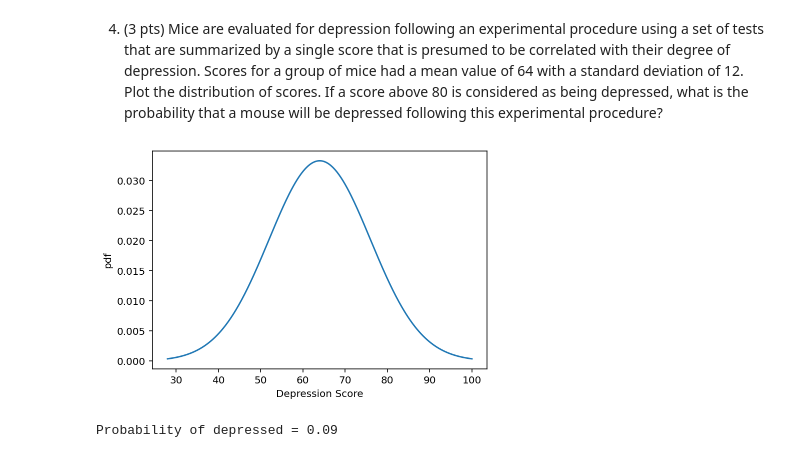
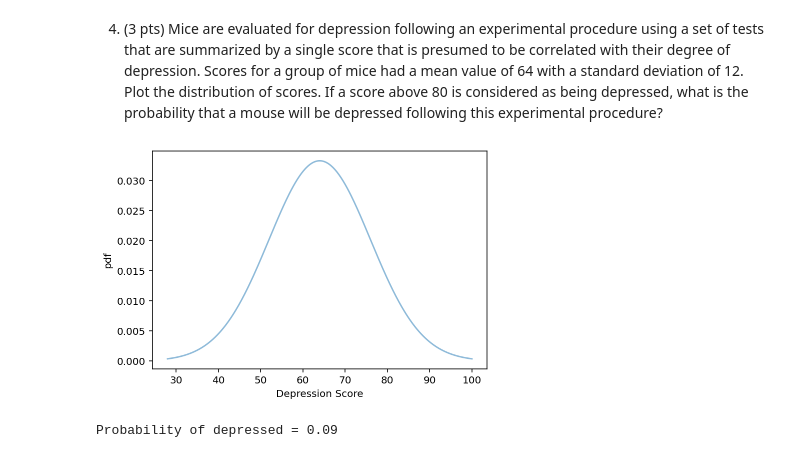
Before and after one commit to nishadalal120/NEU-365P-385L-Spring-2021, a Jupyter notebook: homework/homework-probability_distributions.ipynb, the cells around one changed output. Cells and saved outputs as stored; diff of their text form; code cells hidden in the pictures.

```diff
--- a/homework/homework-probability_distributions.ipynb
+++ b/homework/homework-probability_distributions.ipynb
@@ -75,18 +75,18 @@ plt.show()
 # %%
 dist = st.norm(64, 12)
 
 scores = np.linspace((64-12*3), (64+12*3), 301)
 
 # probability density of scores
 pdf = dist.pdf(scores)
 
 # plot
-plt.plot(scores, pdf)
+plt.plot(scores, pdf, alpha=0.5)
 plt.ylabel('pdf')
 plt.xlabel('Depression Score')
 plt.show()
 
 print(f"Probability of depressed = {dist.sf(80) :.2f}")
 # %% [output]
-[figure, old version]
+[figure, new version]
 Probability of depressed = 0.09
```
Also changed, not shown: parts of 3 cells of this notebook.
